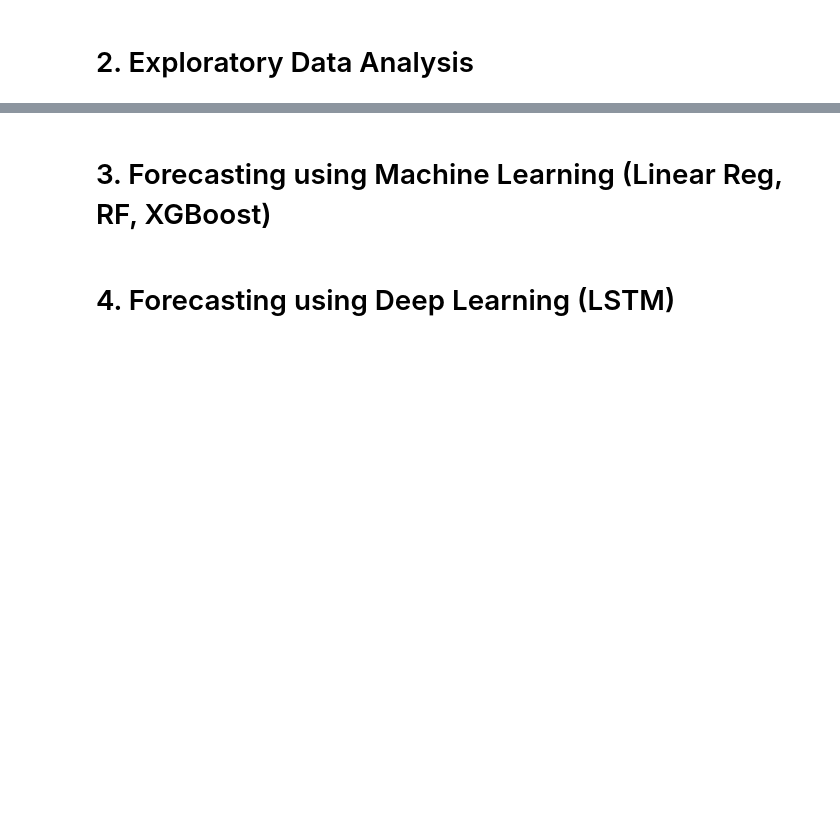
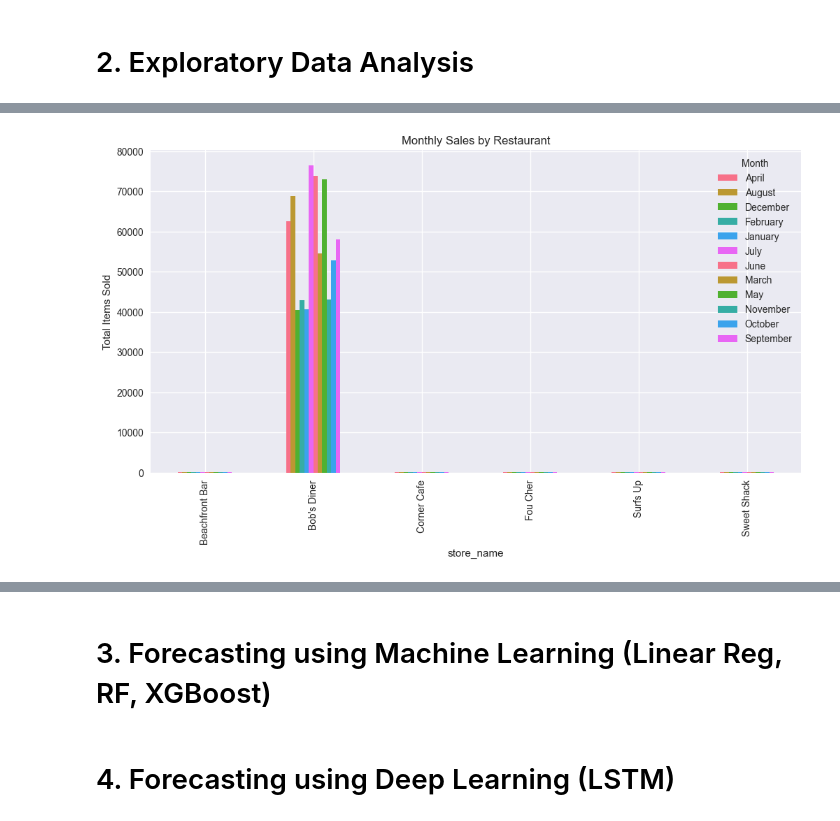
Before and after one commit to pabitra-muni/learning_and_development, a Jupyter notebook: IITG_AI_ML/capstone/sales_forecasting/sales_forecasting.ipynb, the cells around one changed output, grey strips where cells are left out. Saved outputs shown, nothing was run; the diff lists cells and outputs as text; code cells hidden in the pictures; blank space fills up the shorter version.

```diff
--- a/IITG_AI_ML/capstone/sales_forecasting/sales_forecasting.ipynb
+++ b/IITG_AI_ML/capstone/sales_forecasting/sales_forecasting.ipynb
@@ -42,0 +50,8 @@ print("Price > 100?", (sales['price'] > 100).sum())
+# %%
+# Fix date format
+sales['date'] = pd.to_datetime(sales['date'])
+
+print("\n--- Sales Sample ---")
+print(sales.head())
+
+print(sales.info())
@@ -47,15 +91,14 @@ print("Price > 100?", (sales['price'] > 100).sum())
 sales = sales.rename(columns={'item': 'item_id'})
 
 # Merge sales with items to get item details and store_id
-df = sales.merge(items, left_on='item_id', right_on='id', suffixes=('', '_item'))
-df = df.rename(columns={'store_id': 'store_id'})
+df = sales.merge(items, left_on='item_id', right_on='id')
+df = df.drop(['id'], axis=1)
+df = df.rename(columns={'name': 'item_name'})
 
 # Merge with restaurants to get store name
-df = df.merge(restaurants, left_on='store_id', right_on='id', suffixes=('', '_store'))
+df = df.merge(restaurants, left_on='store_id', right_on='id')
+df = df.drop(['id'], axis=1)
 df = df.rename(columns={'name': 'store_name'})
-
-# Drop redundant id columns
-df = df.drop(['id_item', 'id_store'], axis=1)
 
 # Create sales amount
 df['sales_amount'] = df['price'] * df['item_count']
@@ -67,7 +125,7 @@ print(df.head())
 # %%
 
 # Convert date to datetime and extract features
-df['date'] = pd.to_datetime(df['date'])
+#df['date'] = pd.to_datetime(df['date'])
 df['year'] = df['date'].dt.year
 df['month'] = df['date'].dt.month
 df['day'] = df['date'].dt.day
@@ -147,0 +228,10 @@ plt.show()
+# %%
+# Sales for each restaurant across different months.
+store_year = df.groupby(['store_name', 'month_name'])['item_count'].sum().unstack()
+store_year.plot(kind='bar', figsize=(12,6))
+plt.title('Monthly Sales by Restaurant')
+plt.ylabel('Total Items Sold')
+plt.legend(title='Month')
+plt.show()
+# %% [output]
+[figure, added]
```
Also changed, not shown: parts of 15 cells of this notebook, 1 other file.
